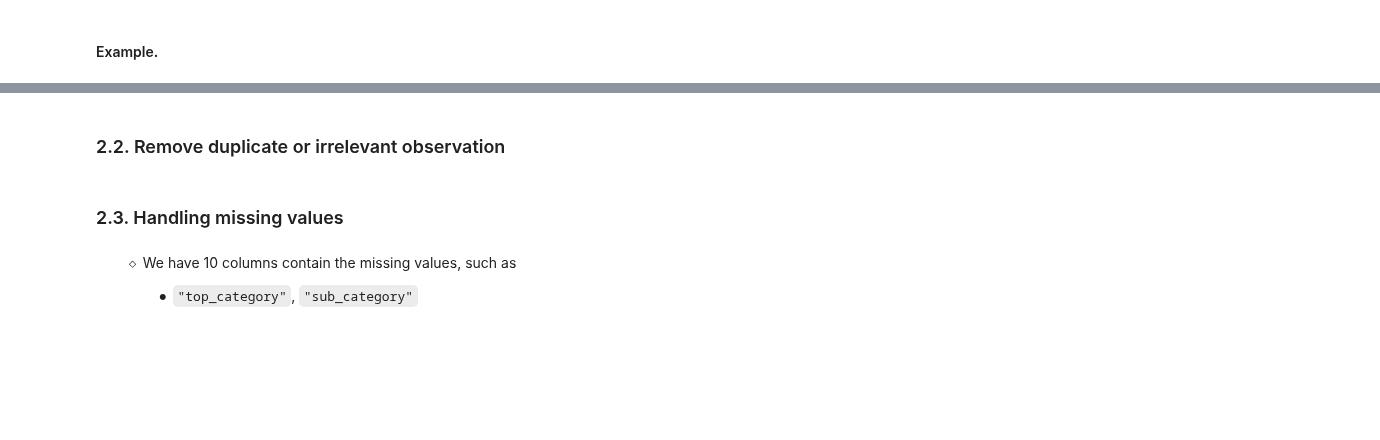
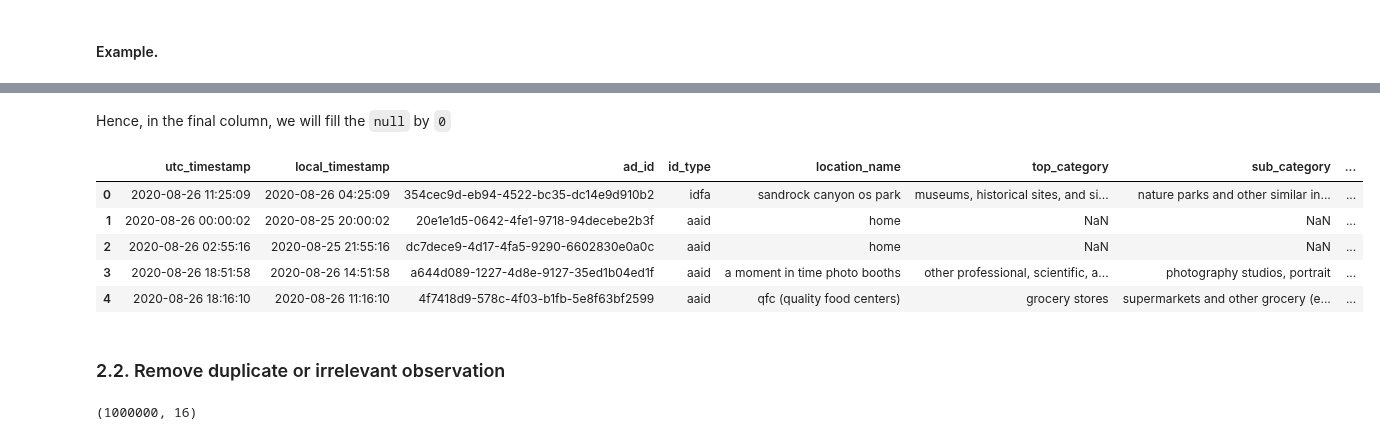
Before and after one commit to NhanDoV/Lectures_notes-teaching-in-VN-, a Jupyter notebook: data_analyst_exercises/Cleaning data/data-visiting.ipynb, the cells around one changed output, grey strips where cells are left out. Cells and saved outputs as stored; diff of their text form; code cells hidden in the pictures; blank space fills up the shorter version.

```diff
--- a/data_analyst_exercises/Cleaning data/data-visiting.ipynb
+++ b/data_analyst_exercises/Cleaning data/data-visiting.ipynb
@@ -419,0 +670,10 @@ In these columns, the structure of `state` must be in short, for example: `tx =
+# %%
+def naics_c(code):
+    if code < 100000:
+        res = -1
+    else:
+        res = code
+    return res
+vst_df['naics_code'] = vst_df['naics_code'].apply(lambda x : naics_c(x))
+vst_df['naics_code'] = vst_df['naics_code'].fillna(0)
+vst_df.head(2)
@@ -433,8 +756,19 @@ sub_df = vst_df[['ad_id', 'id_type']]
+# %% [markdown]
+Hence, in the final column, we will fill the `null` by `0`
+# %%
+vst_df['census_block_group'] = vst_df['census_block_group'].fillna(0)
+vst_df.head()
+# %% [output]
+|  | utc_timestamp | local_timestamp | ad_id | id_type | location_name | top_category | sub_category | ... |
+| 0 | 2020-08-26 11:25:09 | 2020-08-26 04:25:09 | 354cec9d-eb94-4522-bc35-dc14e9d910b2 | idfa | sandrock canyon os park | museums, historical sites, and si... | nature parks and other similar in... | ... |
+| 1 | 2020-08-26 00:00:02 | 2020-08-25 20:00:02 | 20e1e1d5-0642-4fe1-9718-94decebe2b3f | aaid | home | NaN | NaN | ... |
+| 2 | 2020-08-26 02:55:16 | 2020-08-25 21:55:16 | dc7dece9-4d17-4fa5-9290-6602830e0a0c | aaid | home | NaN | NaN | ... |
+| 3 | 2020-08-26 18:51:58 | 2020-08-26 14:51:58 | a644d089-1227-4d8e-9127-35ed1b04ed1f | aaid | a moment in time photo booths | other professional, scientific, a... | photography studios, portrait | ... |
+| 4 | 2020-08-26 18:16:10 | 2020-08-26 11:16:10 | 4f7418d9-578c-4f03-b1fb-5e8f63bf2599 | aaid | qfc (quality food centers) | grocery stores | supermarkets and other grocery (e... | ... |
 # %% [markdown]
 ### 2.2. Remove duplicate or irrelevant observation
-# %% [markdown]
-### 2.3. Handling missing values
-# %% [markdown]
-$\qquad \diamond$ We have 10 columns contain the missing values, such as
-
-$\qquad \qquad \bullet$ `"top_category"`, `"sub_category"`
+# %%
+vst_df = vst_df.drop_duplicates()
+vst_df.shape
+# %% [output]
+(1000000, 16)
```
Also changed, not shown: parts of 54 cells of this notebook.
